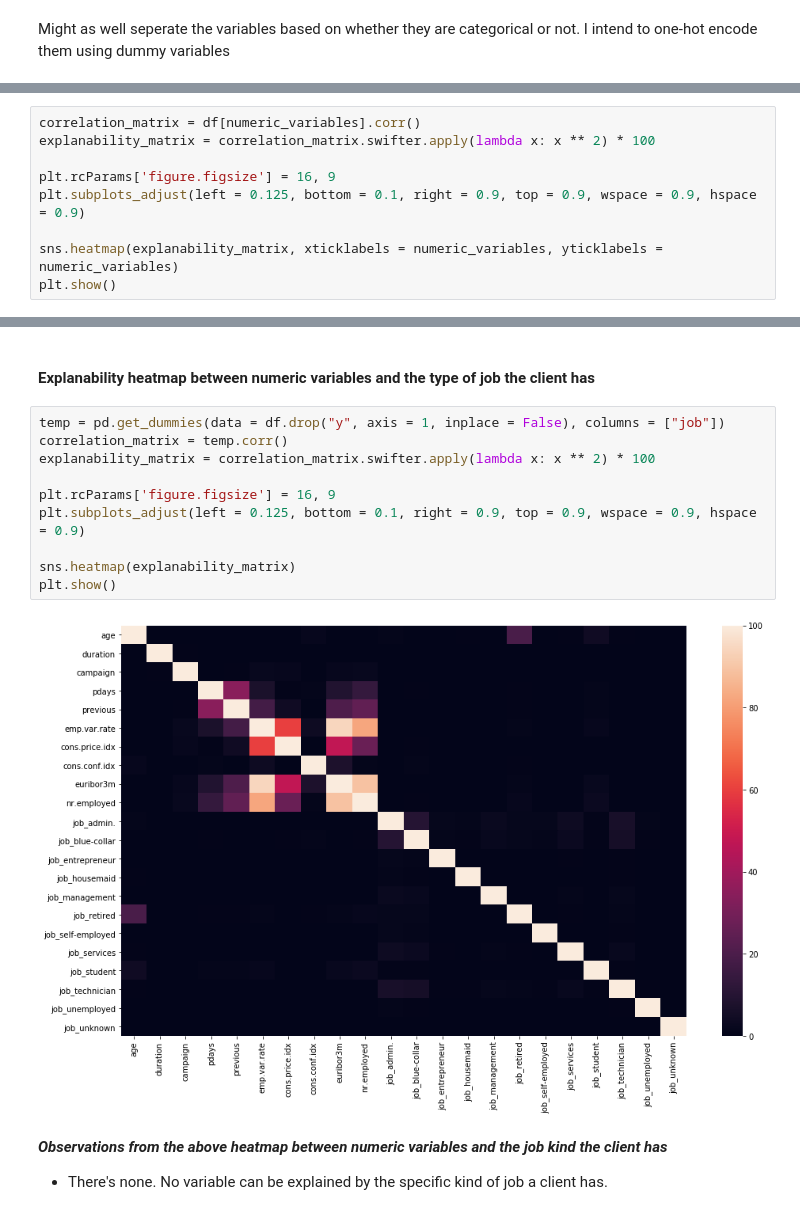
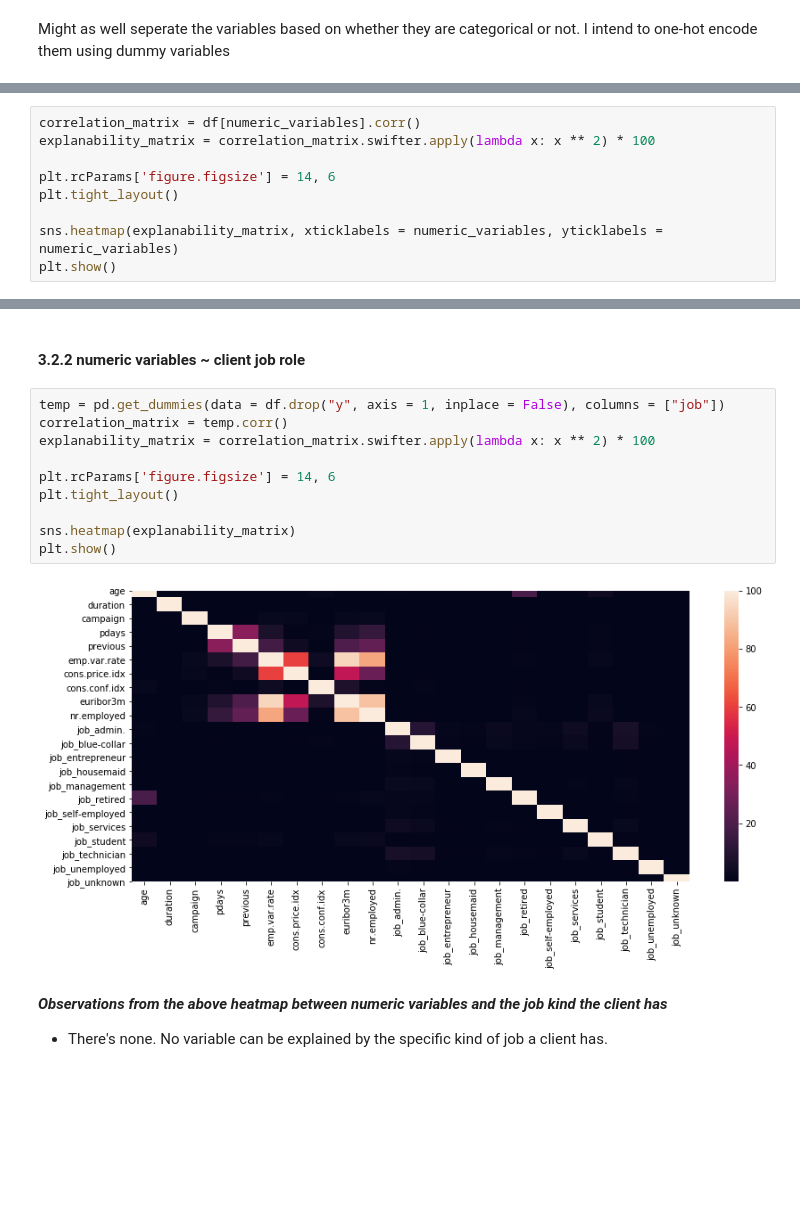
Before and after one commit to Dexter1618/DeepLearningAcademy, a Jupyter notebook: Project01/Predictive_Behavior_Modelling.ipynb, the cells around one changed output, grey strips where cells are left out. Cells and saved outputs as stored; diff of their text form; blank space fills up the shorter version.

```diff
--- a/Project01/Predictive_Behavior_Modelling.ipynb
+++ b/Project01/Predictive_Behavior_Modelling.ipynb
@@ -189,8 +200,8 @@ print(numeric_variables)
 correlation_matrix = df[numeric_variables].corr()
 explanability_matrix = correlation_matrix.swifter.apply(lambda x: x ** 2) * 100
 
-plt.rcParams['figure.figsize'] = 16, 9
-plt.subplots_adjust(left = 0.125, bottom = 0.1, right = 0.9, top = 0.9, wspace = 0.9, hspace = 0.9)
+plt.rcParams['figure.figsize'] = 14, 6
+plt.tight_layout()
 
 sns.heatmap(explanability_matrix, xticklabels = numeric_variables, yticklabels = numeric_variables)
 plt.show()
@@ -214,17 +231,17 @@ A parsimonious model is essentially a result of Occam's Razor. The principle is
-# %% [markdown]
-#### Explanability heatmap between numeric variables and the type of job the client has
+# %% [markdown]
+#### 3.2.2 numeric variables ~ client job role
 # %%
 temp = pd.get_dummies(data = df.drop("y", axis = 1, inplace = False), columns = ["job"])
 correlation_matrix = temp.corr()
 explanability_matrix = correlation_matrix.swifter.apply(lambda x: x ** 2) * 100
 
-plt.rcParams['figure.figsize'] = 16, 9
-plt.subplots_adjust(left = 0.125, bottom = 0.1, right = 0.9, top = 0.9, wspace = 0.9, hspace = 0.9)
+plt.rcParams['figure.figsize'] = 14, 6
+plt.tight_layout()
 
 sns.heatmap(explanability_matrix)
 plt.show()
 # %% [output]
-[figure, old version]
+[figure, new version]
 # %% [markdown]
 ***Observations from the above heatmap between numeric variables and the job kind the client has***
 
```
Also changed, not shown: parts of 127 cells of this notebook.
